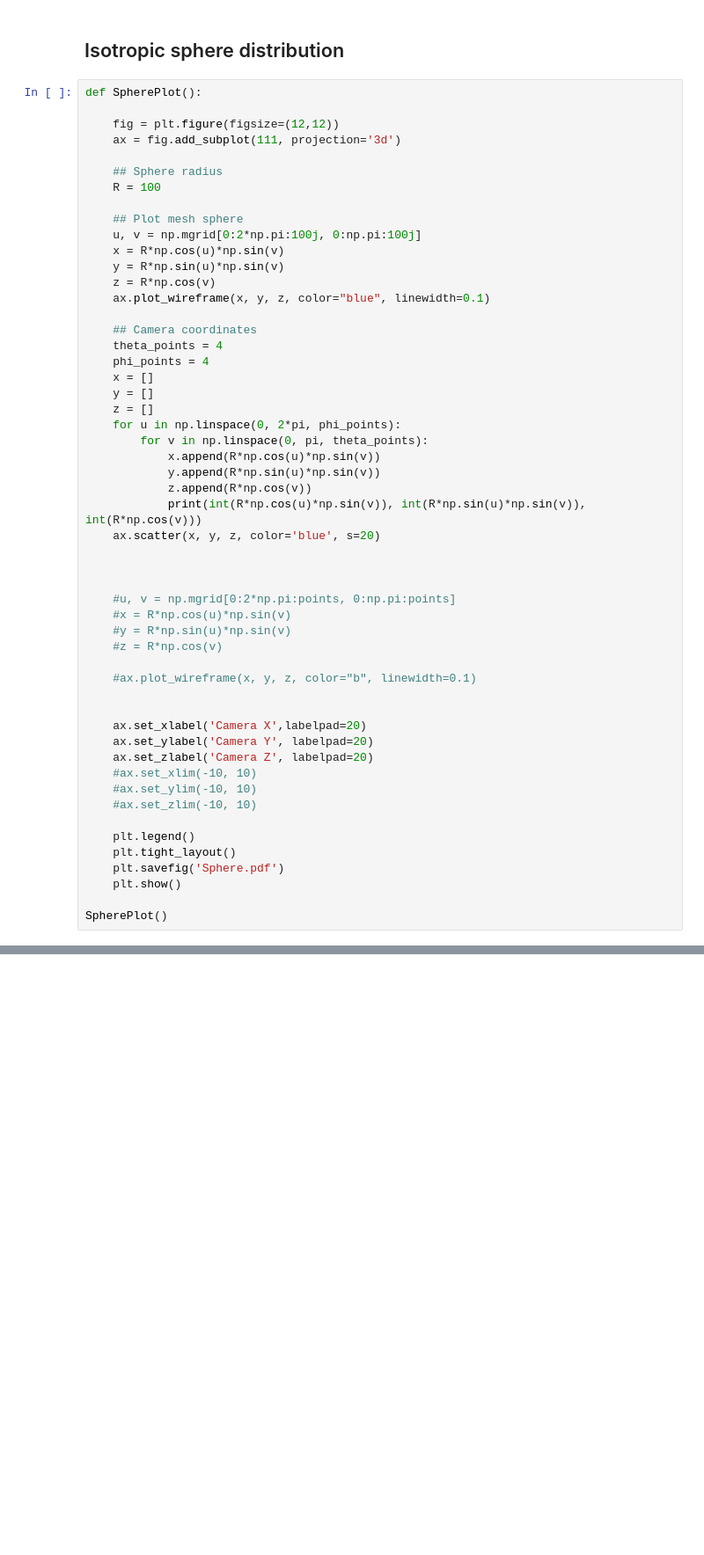
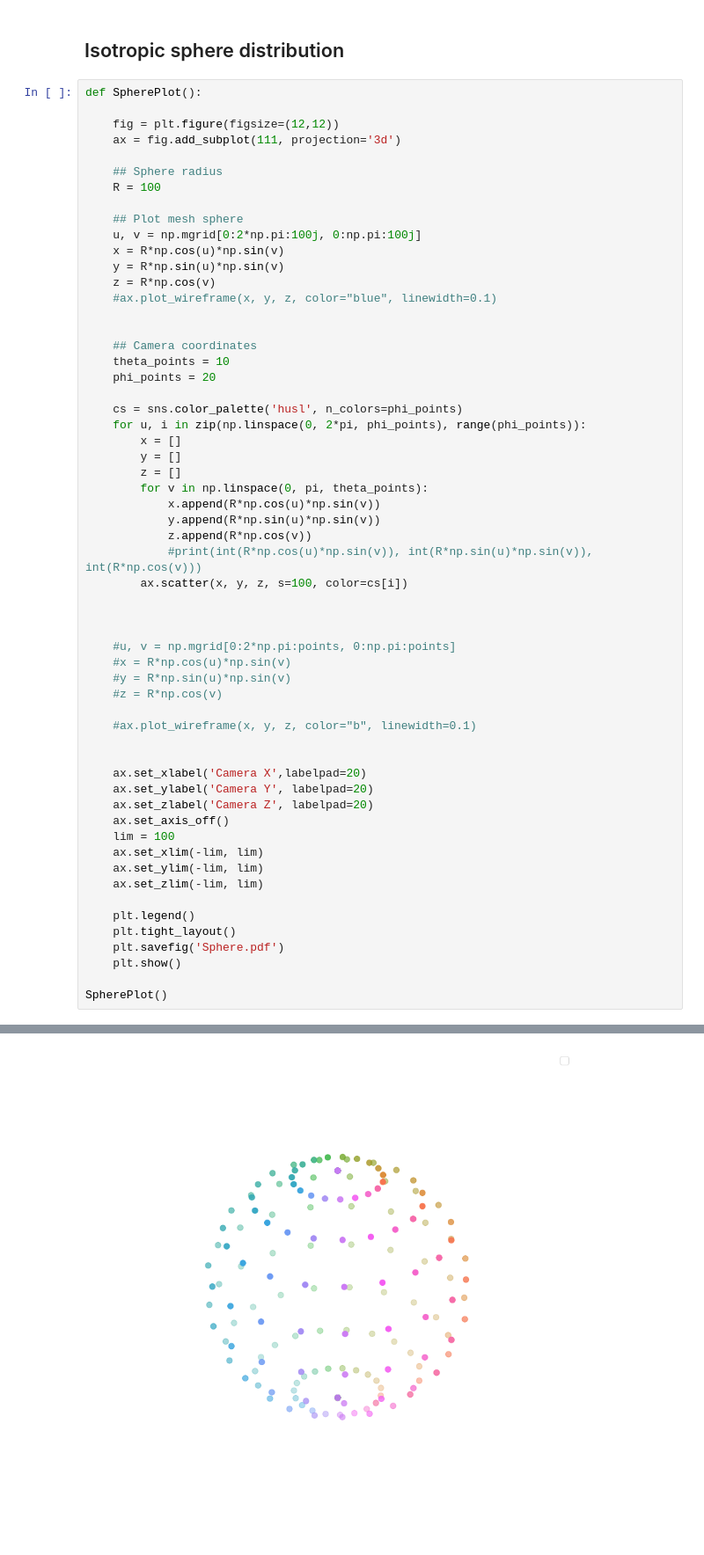
Before and after one commit to mariaokounkova/TracingMerger, a Jupyter notebook: Analysis.ipynb, the cells around one changed output, grey strips where cells are left out. Shown at 88% size. Drawn from its saved outputs; the diff is of its cells as text; blank space fills up the shorter version.

```diff
--- a/Analysis.ipynb
+++ b/Analysis.ipynb
@@ -489,21 +493,24 @@ def SpherePlot():
     x = R*np.cos(u)*np.sin(v)
     y = R*np.sin(u)*np.sin(v)
     z = R*np.cos(v)
-    ax.plot_wireframe(x, y, z, color="blue", linewidth=0.1)
+    #ax.plot_wireframe(x, y, z, color="blue", linewidth=0.1)
+
 
     ## Camera coordinates
-    theta_points = 4
-    phi_points = 4
-    x = []
-    y = []
-    z = []
-    for u in np.linspace(0, 2*pi, phi_points):
+    theta_points = 10
+    phi_points = 20
+
+    cs = sns.color_palette('husl', n_colors=phi_points)
+    for u, i in zip(np.linspace(0, 2*pi, phi_points), range(phi_points)):
+        x = []
+        y = []
+        z = []
         for v in np.linspace(0, pi, theta_points):
             x.append(R*np.cos(u)*np.sin(v))
             y.append(R*np.sin(u)*np.sin(v))
             z.append(R*np.cos(v))
-            print(int(R*np.cos(u)*np.sin(v)), int(R*np.sin(u)*np.sin(v)), int(R*np.cos(v)))
-    ax.scatter(x, y, z, color='blue', s=20)
+            #print(int(R*np.cos(u)*np.sin(v)), int(R*np.sin(u)*np.sin(v)), int(R*np.cos(v)))
+        ax.scatter(x, y, z, s=100, color=cs[i])
 
 
 
@@ -518,9 +525,11 @@ def SpherePlot():
     ax.set_xlabel('Camera X',labelpad=20)
     ax.set_ylabel('Camera Y', labelpad=20)
     ax.set_zlabel('Camera Z', labelpad=20)
-    #ax.set_xlim(-10, 10)
-    #ax.set_ylim(-10, 10)
-    #ax.set_zlim(-10, 10)
+    ax.set_axis_off()
+    lim = 100
+    ax.set_xlim(-lim, lim)
+    ax.set_ylim(-lim, lim)
+    ax.set_zlim(-lim, lim)
 
     plt.legend()
     plt.tight_layout()
@@ -528,3 +537,4 @@ def SpherePlot():
     plt.show()
 
 SpherePlot()
+# %% [output]
@@ -530,0 +542 @@ SpherePlot()
+[figure, added]
```
Also changed, not shown: parts of 3 cells of this notebook.
